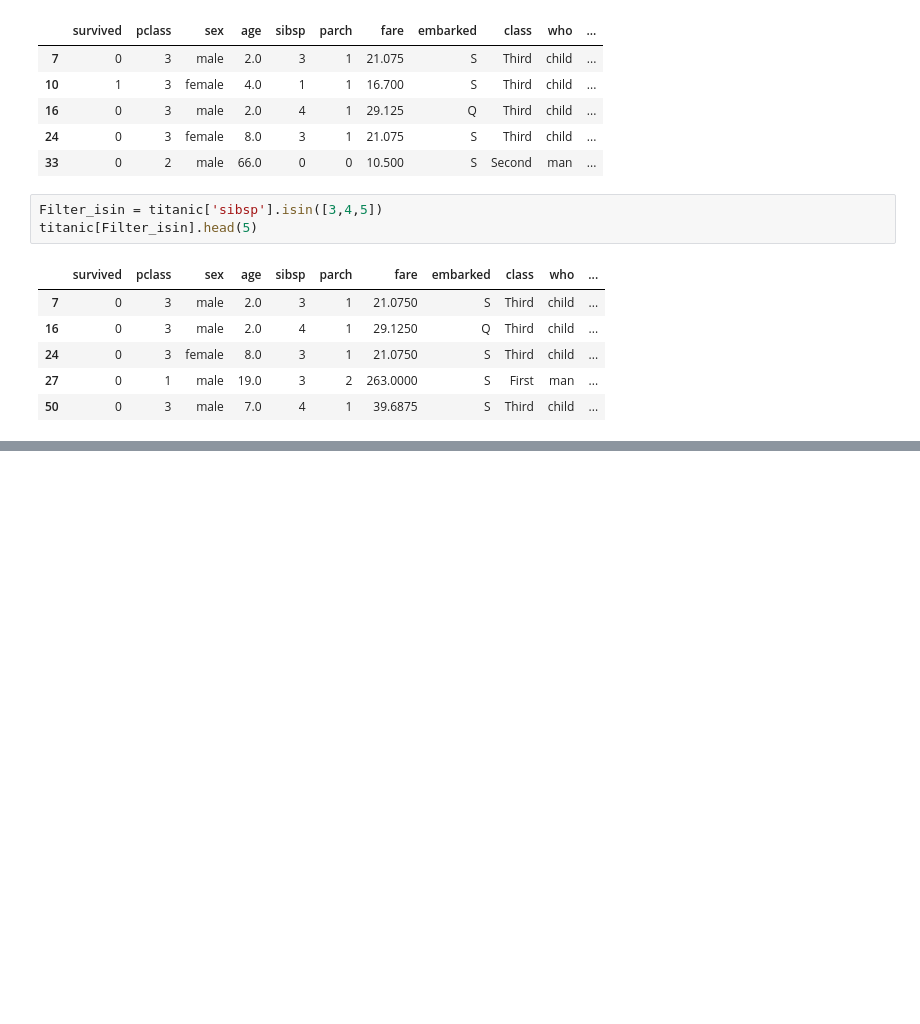
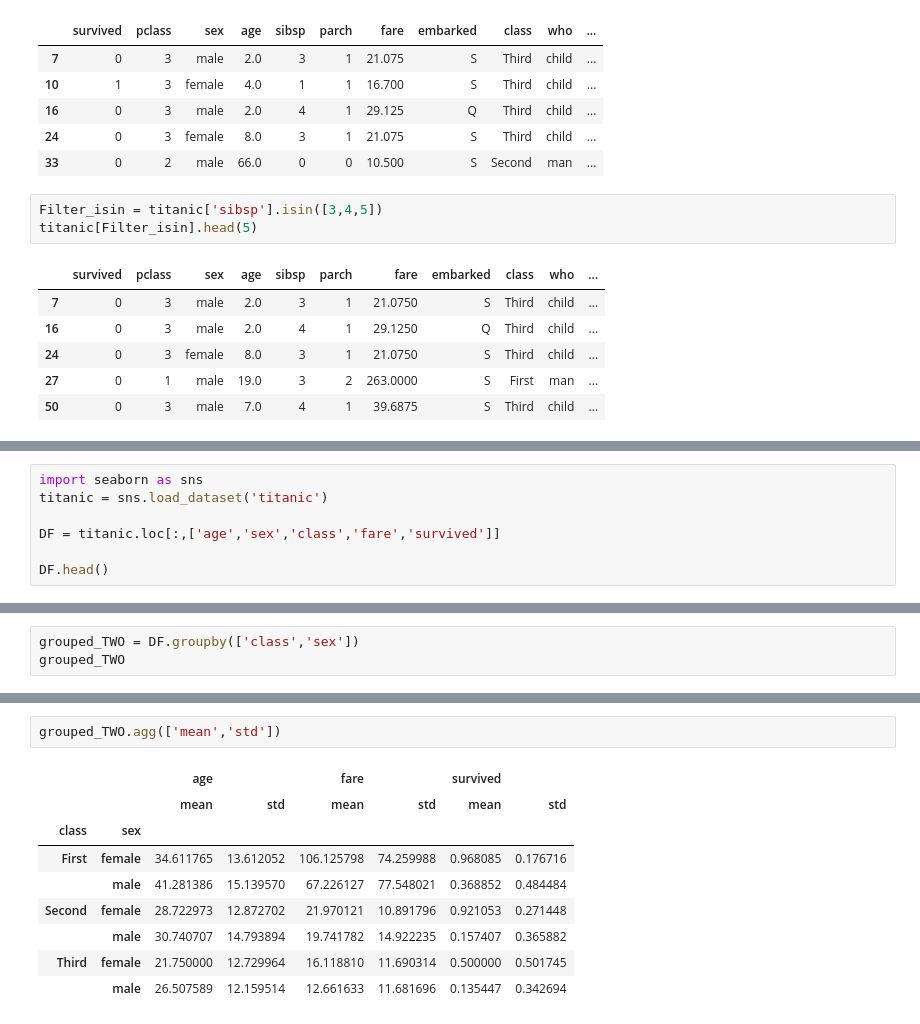
Before and after one commit to Seungeun-Song/Study-for-K-Digital-AI-developer, a Jupyter notebook: Practice/21_02_23_Data_Processing.ipynb, the cells around one changed output, grey strips where cells are left out. Drawn from its saved outputs; the diff is of its cells as text; blank space fills up the shorter version.

```diff
--- a/Practice/21_02_23_Data_Processing.ipynb
+++ b/Practice/21_02_23_Data_Processing.ipynb
@@ -363,0 +464,7 @@ titanic[Filter_isin].head(5)
+# %%
+import seaborn as sns
+titanic = sns.load_dataset('titanic')
+
+DF = titanic.loc[:,['age','sex','class','fare','survived']]
+
+DF.head()
@@ -363,0 +520,3 @@ titanic[Filter_isin].head(5)
+# %%
+grouped_TWO = DF.groupby(['class','sex'])
+grouped_TWO
@@ -363,0 +566,12 @@ titanic[Filter_isin].head(5)
+# %%
+grouped_TWO.agg(['mean','std'])
+# %% [output]
+|  |  | age |  | fare |  | survived |  |
+|  |  | mean | std | mean | std | mean | std |
+| class | sex |  |  |  |  |  |  |
+| First | female | 34.611765 | 13.612052 | 106.125798 | 74.259988 | 0.968085 | 0.176716 |
+|  | male | 41.281386 | 15.139570 | 67.226127 | 77.548021 | 0.368852 | 0.484484 |
+| Second | female | 28.722973 | 12.872702 | 21.970121 | 10.891796 | 0.921053 | 0.271448 |
+|  | male | 30.740707 | 14.793894 | 19.741782 | 14.922235 | 0.157407 | 0.365882 |
+| Third | female | 21.750000 | 12.729964 | 16.118810 | 11.690314 | 0.500000 | 0.501745 |
+|  | male | 26.507589 | 12.159514 | 12.661633 | 11.681696 | 0.135447 | 0.342694 |
```
Also changed, not shown: parts of 26 cells of this notebook.
